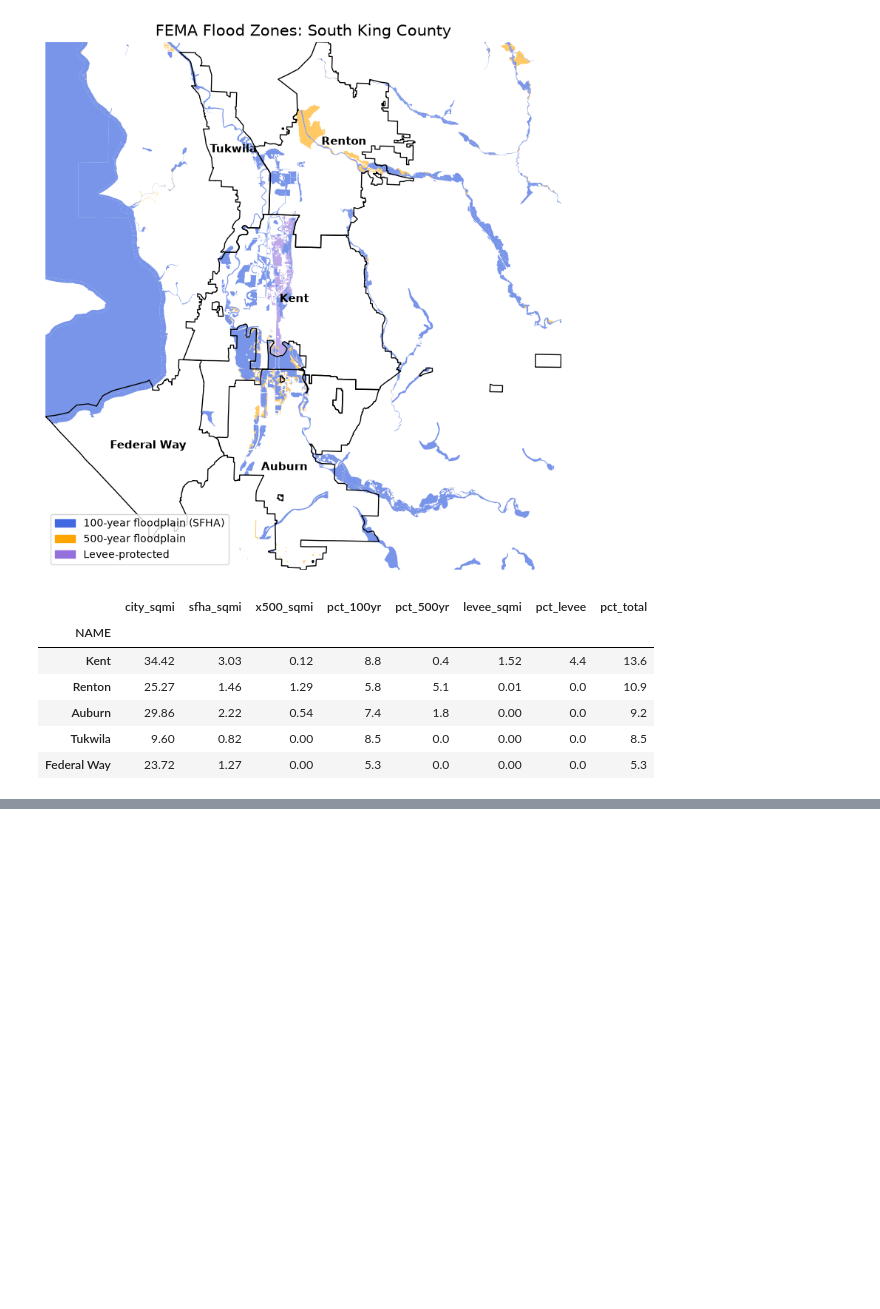
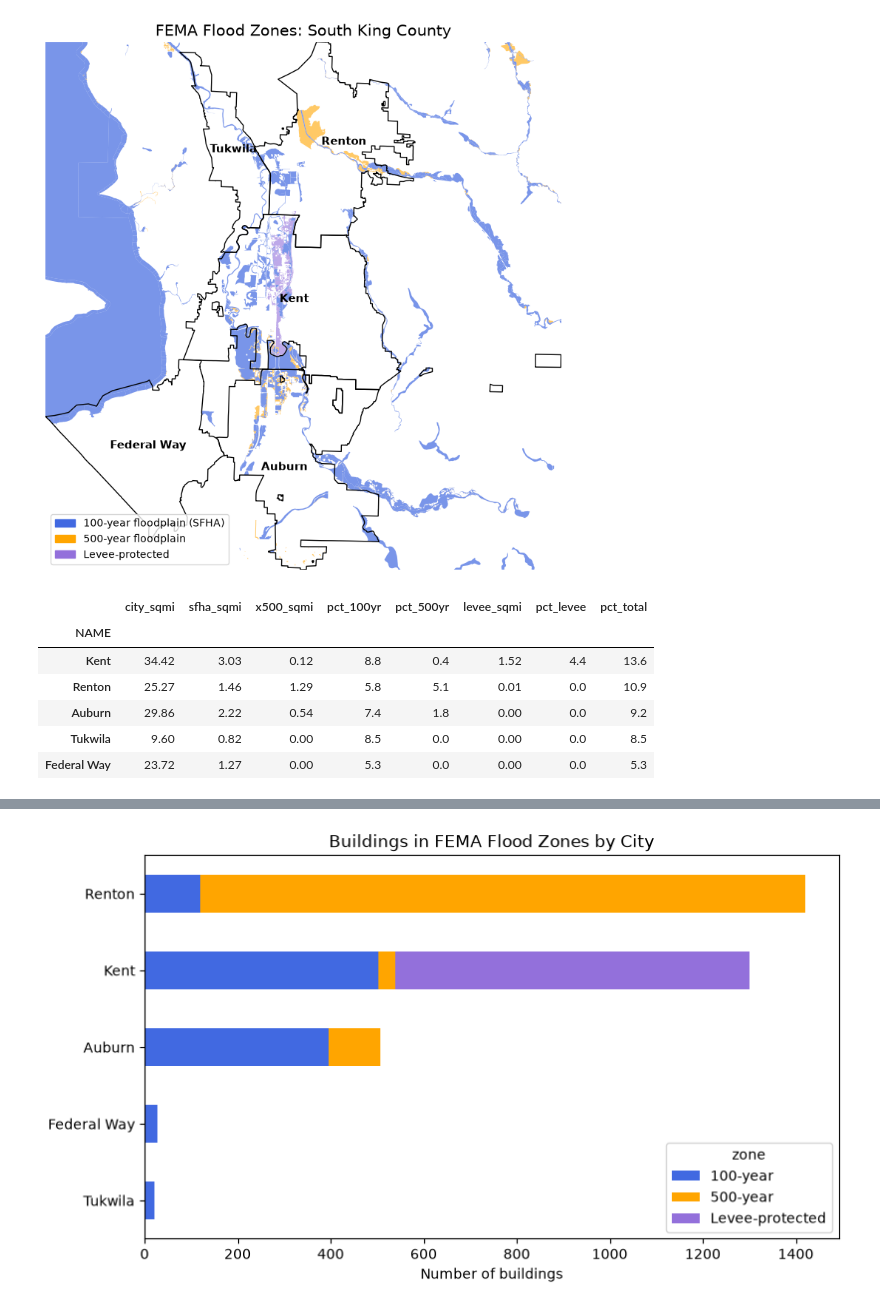
Before and after one commit to shaerlimtiaco/south-king-flood-risk, a Jupyter notebook: flood_risk.ipynb, the cells around one changed output, grey strips where cells are left out. Saved outputs shown, nothing was run; the diff lists cells and outputs as text; code cells hidden in the pictures; blank space fills up the shorter version.

Commit message:
Add building exposure analysis with Microsoft footprints

```diff
--- a/flood_risk.ipynb
+++ b/flood_risk.ipynb
@@ -269,3 +269,7 @@ results
 | Auburn | 29.86 | 2.22 | 0.54 | 7.4 | 1.8 | 0.00 | 0.0 | 9.2 |
 | Tukwila | 9.60 | 0.82 | 0.00 | 8.5 | 0.0 | 0.00 | 0.0 | 8.5 |
 | Federal Way | 23.72 | 1.27 | 0.00 | 5.3 | 0.0 | 0.00 | 0.0 | 5.3 |
+# %%
+bbox = tuple(study.to_crs(4326).total_bounds)
+buildings = gpd.read_file("data/Washington.geojson", bbox=bbox)
+print(len(buildings), "buildings in the study area box")
@@ -271,0 +278,9 @@ results
+# %%
+buildings = buildings.to_crs(2927)
+
+points = buildings.copy()
+points["geometry"] = buildings.representative_point()
+
+points = gpd.sjoin(points, study[["NAME", "geometry"]], predicate="within").drop(columns="index_right")
+print(len(points), "buildings inside the five cities")
+points["NAME"].value_counts()
@@ -271,0 +296,13 @@ results
+# %%
+import pandas as pd
+
+zones_all = pd.concat([
+    zone_100[["geometry"]].assign(zone="100-year"),
+    zone_500[["geometry"]].assign(zone="500-year"),
+    zone_levee[["geometry"]].assign(zone="Levee-protected"),
+])
+zones_all = gpd.GeoDataFrame(zones_all, crs=zone_100.crs)
+
+in_zone = gpd.sjoin(points, zones_all, predicate="within")
+in_zone = in_zone[~in_zone.index.duplicated()]
+print(len(in_zone), "buildings in a mapped flood zone")
@@ -271,0 +311,9 @@ results
+# %%
+bldg = in_zone.groupby(["NAME", "zone"]).size().unstack(fill_value=0)
+bldg = bldg.reindex(study["NAME"], fill_value=0)
+bldg["total_in_zones"] = bldg.sum(axis=1)
+bldg["all_buildings"] = points.groupby("NAME").size()
+bldg["pct_buildings"] = (bldg["total_in_zones"] / bldg["all_buildings"] * 100).round(1)
+
+bldg = bldg.sort_values("total_in_zones", ascending=False)
+bldg
@@ -271,0 +330,10 @@ results
+# %%
+ax = bldg[["100-year", "500-year", "Levee-protected"]].plot.barh(
+    stacked=True, figsize=(9, 5), color=["royalblue", "orange", "mediumpurple"])
+ax.set_xlabel("Number of buildings")
+ax.set_ylabel("")
+ax.set_title("Buildings in FEMA Flood Zones by City")
+ax.invert_yaxis()
+plt.savefig("buildings_by_city_chart.png", dpi=150, bbox_inches="tight")
+# %% [output]
+[figure, added]
```
Also changed, not shown: parts of 5 cells of this notebook, 4 other files.
